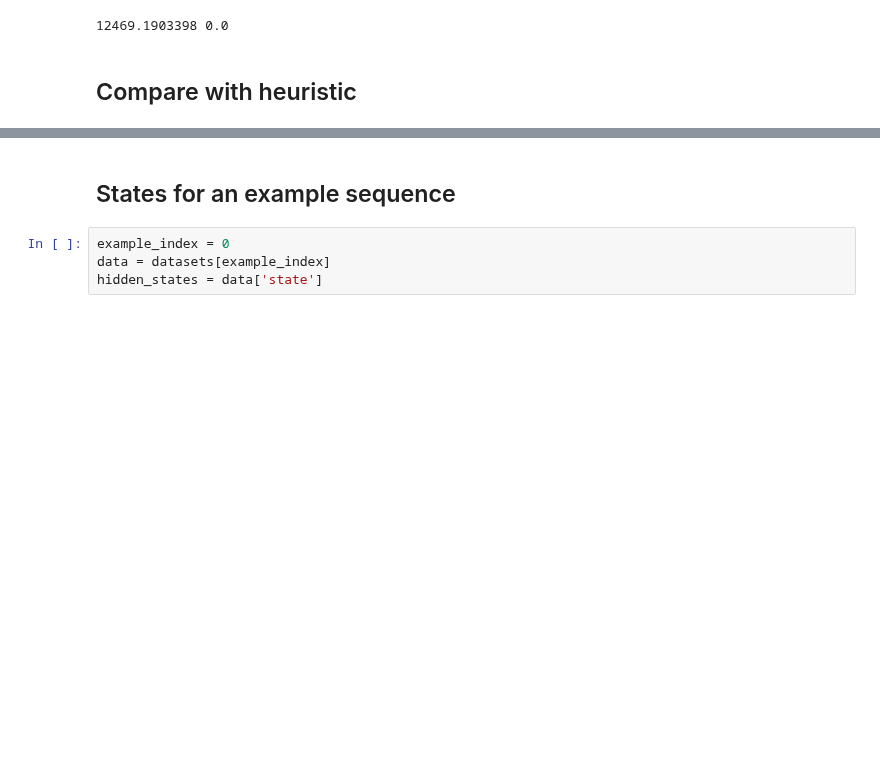
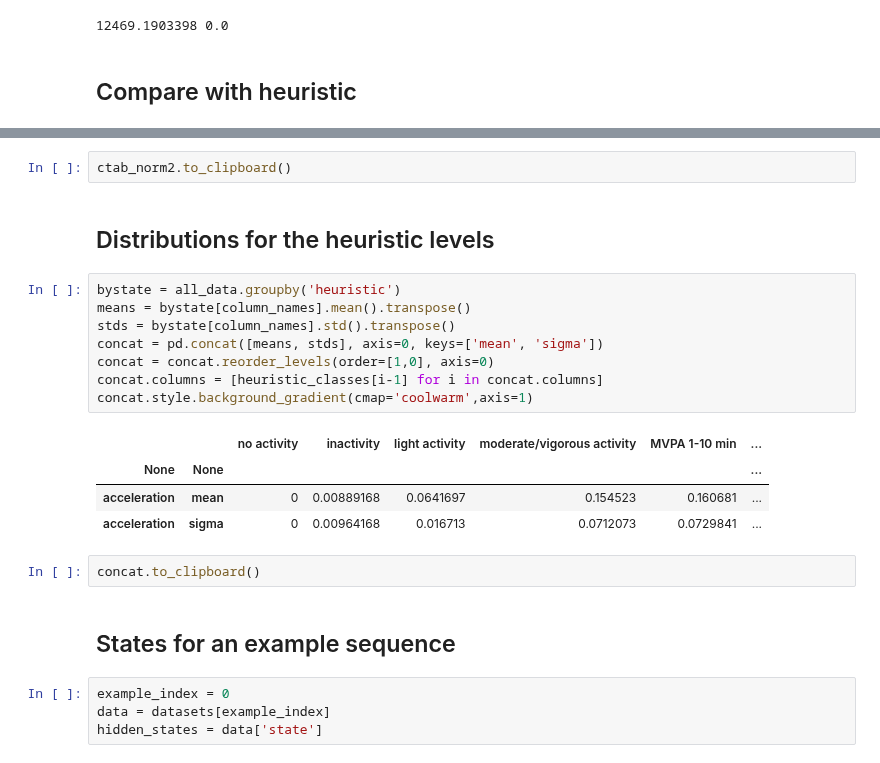
Before and after one commit to wadpac/hsmm4acc, a Jupyter notebook: notebooks/workflow/2_AnalyseResults.ipynb, the cells around one changed output, grey strips where cells are left out. Cells and saved outputs as stored; diff of their text form; blank space fills up the shorter version.

```diff
--- a/notebooks/workflow/2_AnalyseResults.ipynb
+++ b/notebooks/workflow/2_AnalyseResults.ipynb
@@ -214,3 +216,22 @@ ctab_norm2.style.background_gradient(cmap='BuGn',axis=0)
+# %%
+ctab_norm2.to_clipboard()
+# %% [markdown]
+## Distributions for the heuristic levels
+# %%
+bystate = all_data.groupby('heuristic')
+means = bystate[column_names].mean().transpose()
+stds = bystate[column_names].std().transpose()
+concat = pd.concat([means, stds], axis=0, keys=['mean', 'sigma'])
+concat = concat.reorder_levels(order=[1,0], axis=0)
+concat.columns = [heuristic_classes[i-1] for i in concat.columns]
+concat.style.background_gradient(cmap='coolwarm',axis=1)
+# %% [output]
+|  |  | no activity | inactivity | light activity | moderate/vigorous activity | MVPA 1-10 min | ... |
+| None | None |  |  |  |  |  | ... |
+| acceleration | mean | 0 | 0.00889168 | 0.0641697 | 0.154523 | 0.160681 | ... |
+| acceleration | sigma | 0 | 0.00964168 | 0.016713 | 0.0712073 | 0.0729841 | ... |
+# %%
+concat.to_clipboard()
 # %% [markdown]
 ## States for an example sequence
 # %%
```
Also changed, not shown: parts of 6 cells of this notebook, 1 other file.
